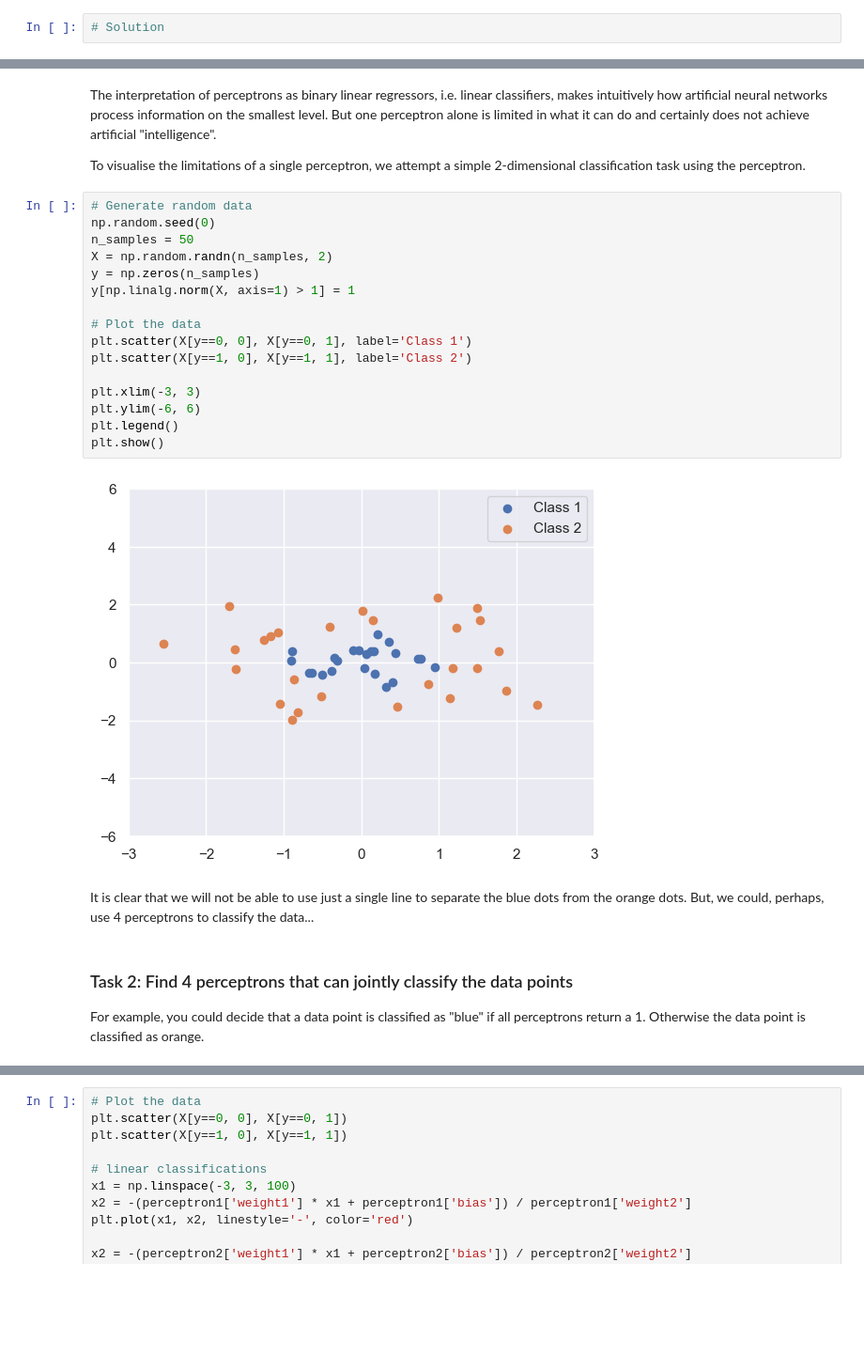
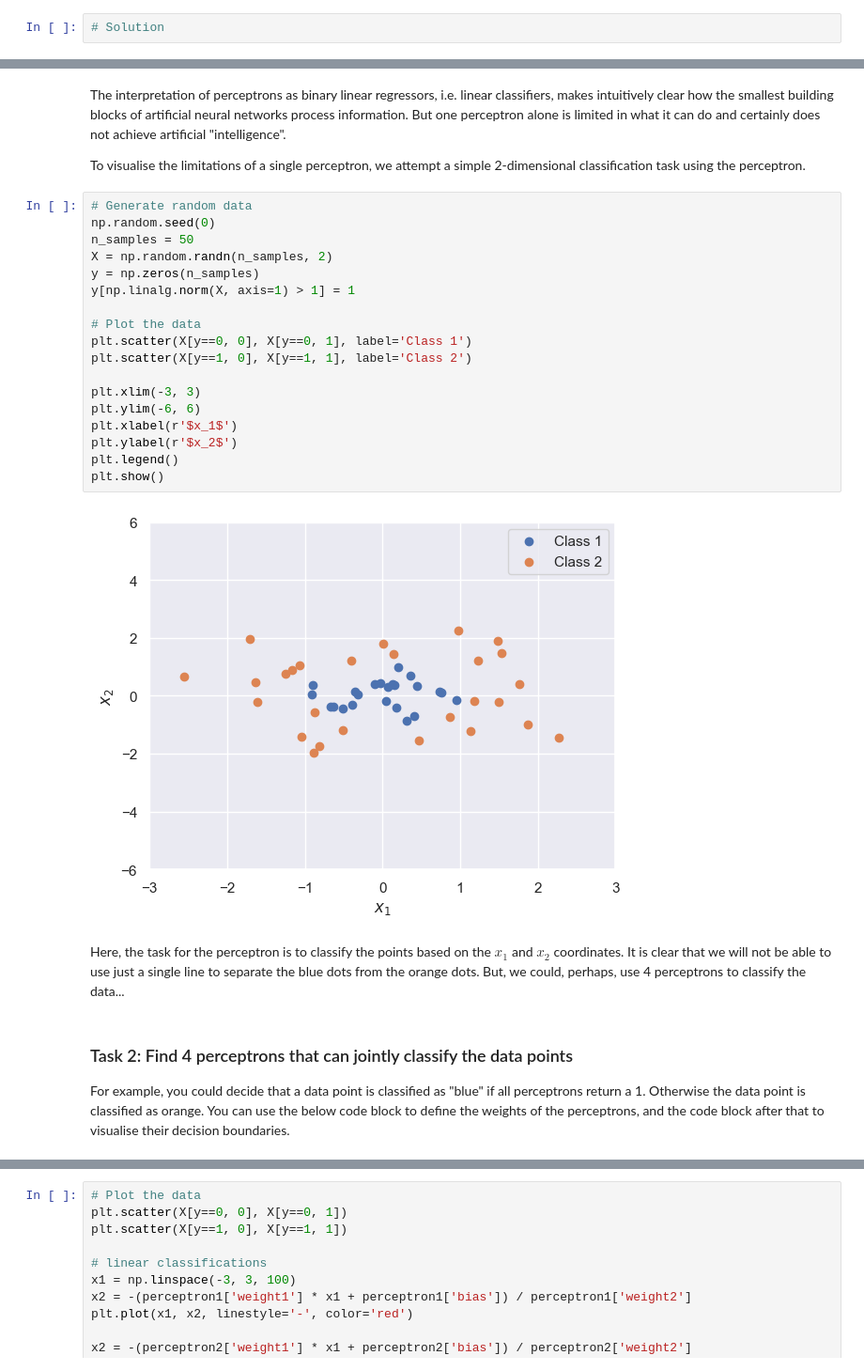
Before and after one commit to equinor/kai-edc2024-workshop, a Jupyter notebook: 1_introduction/solution.ipynb, the cells around one changed output, grey strips where cells are left out. Shown: that part at 94% size. Saved outputs shown, nothing was run; the diff lists cells and outputs as text; blank space fills up the shorter version.

```diff
--- a/1_introduction/solution.ipynb
+++ b/1_introduction/solution.ipynb
@@ -70,32 +75,34 @@ For just two inputs, this makes it possible to visualise the outputs of perceptr
 
 <img src="linear_classifier.png" width="500" style="display: block; margin: 0 auto">
 # %% [markdown]
-The interpretation of perceptrons as binary linear regressors, i.e. linear classifiers, makes intuitively how artificial neural networks process information on the smallest level. But one perceptron alone is limited in what it can do and certainly does not achieve artificial "intelligence".
+The interpretation of perceptrons as binary linear regressors, i.e. linear classifiers, makes intuitively clear how the smallest building blocks of artificial neural networks process information. But one perceptron alone is limited in what it can do and certainly does not achieve artificial "intelligence".
 
 To visualise the limitations of a single perceptron, we attempt a simple 2-dimensional classification task using the perceptron.
 # %%
 # Generate random data
 np.random.seed(0)
 n_samples = 50
 X = np.random.randn(n_samples, 2)
 y = np.zeros(n_samples)
 y[np.linalg.norm(X, axis=1) > 1] = 1
 
 # Plot the data
 plt.scatter(X[y==0, 0], X[y==0, 1], label='Class 1')
 plt.scatter(X[y==1, 0], X[y==1, 1], label='Class 2')
 
 plt.xlim(-3, 3)
 plt.ylim(-6, 6)
+plt.xlabel(r'$x_1$')
+plt.ylabel(r'$x_2$')
 plt.legend()
 plt.show()
 # %% [output]
-[figure, old version]
+[figure, new version]
 # %% [markdown]
-It is clear that we will not be able to use just a single line to separate the blue dots from the orange dots. But, we could, perhaps, use 4 perceptrons to classify the data...
+Here, the task for the perceptron is to classify the points based on the $x_1$ and $x_2$ coordinates. It is clear that we will not be able to use just a single line to separate the blue dots from the orange dots. But, we could, perhaps, use 4 perceptrons to classify the data...
 # %% [markdown]
 ### Task 2: Find 4 perceptrons that can jointly classify the data points
-For example, you could decide that a data point is classified as "blue" if all perceptrons return a 1. Otherwise the data point is classified as orange.
+For example, you could decide that a data point is classified as "blue" if all perceptrons return a 1. Otherwise the data point is classified as orange. You can use the below code block to define the weights of the perceptrons, and the code block after that to visualise their decision boundaries.
 # %%
 # TODO
 perceptron1 = {
```
Also changed, not shown: parts of 48 cells of this notebook.
